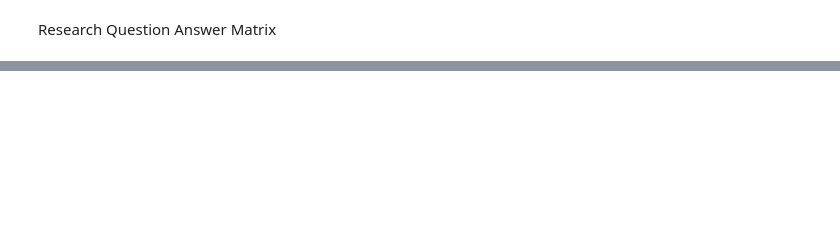
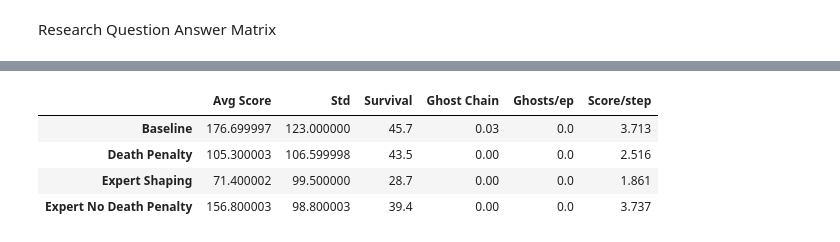
Before and after one commit to AnhTRJotnar/PacManRLTraining, a Jupyter notebook: Pacman.ipynb, the cells around one changed output, grey strips where cells are left out. Drawn from its saved outputs; the diff is of its cells as text; code cells hidden in the pictures; blank space fills up the shorter version.

Commit message:
modify analysis and code cleaning

```diff
--- a/Pacman.ipynb
+++ b/Pacman.ipynb
@@ -270,7 +262,5 @@ Training Function
 # %%
-from xml.parsers.expat import model
-
-def make_env(condition_name, condition_cfg, seed=42):
+def make_env(condition_cfg, seed=42):
     def _init():
         env = gym.make("ALE/MsPacman-v5")
         env.reset(seed=seed)
@@ -310,7 +300,7 @@ def train_condition(condition_name, condition_cfg, total_timesteps=1000000, seed
     print(f"Config:   {condition_cfg['description']}")
     print(f"Steps:    {total_timesteps:,}")
 
-    vec_env = DummyVecEnv([make_env(condition_name, condition_cfg, seed)])
+    vec_env = DummyVecEnv([make_env(condition_cfg, seed)])
     vec_env = VecFrameStack(vec_env, n_stack=4)
 
     model = PPO(
@@ -334,5 +324,16 @@ def train_condition(condition_name, condition_cfg, total_timesteps=1000000, seed
     model.save(save_path)
     print(f"  Saved to {save_path}.zip")
 
+    # Save training log for analysis cells
+    log_path = f"training_log_{condition_name.replace(' ', '_').lower()}_{steps_str}.json"
+    with open(log_path, "w") as f:
+        json.dump({
+            "condition": condition_name,
+            "total_steps": total_timesteps,
+            "episode_rewards": [float(x) for x in callback.episode_rewards],
+            "episode_lengths": [int(x) for x in callback.episode_lengths],
+        }, f,)
+    print(f"  Training log saved to {log_path}")
+
     vec_env.close()
     return model, callback
@@ -1253,0 +835,68 @@ This matrix is your evidence that you answered all 3 research questions.
+# %%
+TOTAL_STEPS  = 1_000_000
+
+name_to_file = {
+    "Baseline": "ppo_pacman_baseline",
+    "Death Penalty": "ppo_pacman_death_penalty",
+    "Expert Shaping": "ppo_pacman_expert_shaping",
+    "Expert No Death Penalty": "ppo_pacman_expert_no_death_penalty",
+}
+
+eval_results = {}
+results      = {}
+
+for name, file_base in name_to_file.items():
+    zip_path = f"{file_base}_{TOTAL_STEPS // 1_000_000}M"
+    training_path = f"training_{name.replace(' ', '_').lower()}_{TOTAL_STEPS // 1_000_000}M.json"
+    eval_path = f"eval_{name.replace(' ', '_').lower()}_{TOTAL_STEPS // 1_000_000}M.json"
+
+    # Load model
+    try:
+        model = PPO.load(zip_path)
+        print(f"Loaded {zip_path}.zip")
+    except FileNotFoundError:
+        print(f"  {zip_path}.zip not found — skipping {name}")
+        results[name] = None
+        continue
+
+    # Evaluate
+    er = evaluate_agent(model, n_episodes=100, seed=99)
+    eval_results[name] = er
+
+    # Load training log
+    try:
+        with open(training_path) as f:
+            td = json.load(f)
+        results[name] = {
+            "episode_rewards": td["episode_rewards"],
+            "episode_lengths": td["episode_lengths"],
+            "total_steps": TOTAL_STEPS,
+            "model": model,
+        }
+        print(f"  Training log loaded")
+
+    except FileNotFoundError:
+        print(f"  No training log found")
+        results[name] = {
+            "episode_rewards": [],
+            "episode_lengths": [],
+            "total_steps": TOTAL_STEPS,
+            "model": model,
+        }
+    print()
+
+# Summary table
+display(pd.DataFrame({
+    name: {
+        "Avg Score": round(np.mean(er["scores"]), 1),
+        "Std": round(np.std(er["scores"]), 1),
+        "Survival": round(np.mean(er["lengths"]), 1),
+        "Ghost Chain": round(np.mean(er["ghost_chains"]), 2),
+        "Ghosts/ep": round(np.mean(er["ghosts_eaten"]), 1),
+        "Score/step": round(np.mean(er["score_per_step"]), 3),
+    }
+    for name, er in eval_results.items()
+}).T)
+
+print(f"\n{len(eval_results)} conditions loaded — {TOTAL_STEPS} run")
+# %% [output]
@@ -1253,0 +914,5 @@ This matrix is your evidence that you answered all 3 research questions.
+|  | Avg Score | Std | Survival | Ghost Chain | Ghosts/ep | Score/step |
+| Baseline | 176.699997 | 123.000000 | 45.7 | 0.03 | 0.0 | 3.713 |
+| Death Penalty | 105.300003 | 106.599998 | 43.5 | 0.00 | 0.0 | 2.516 |
+| Expert Shaping | 71.400002 | 99.500000 | 28.7 | 0.00 | 0.0 | 1.861 |
+| Expert No Death Penalty | 156.800003 | 98.800003 | 39.4 | 0.00 | 0.0 | 3.737 |
```
Also changed, not shown: parts of 34 cells of this notebook, 18 other files.
